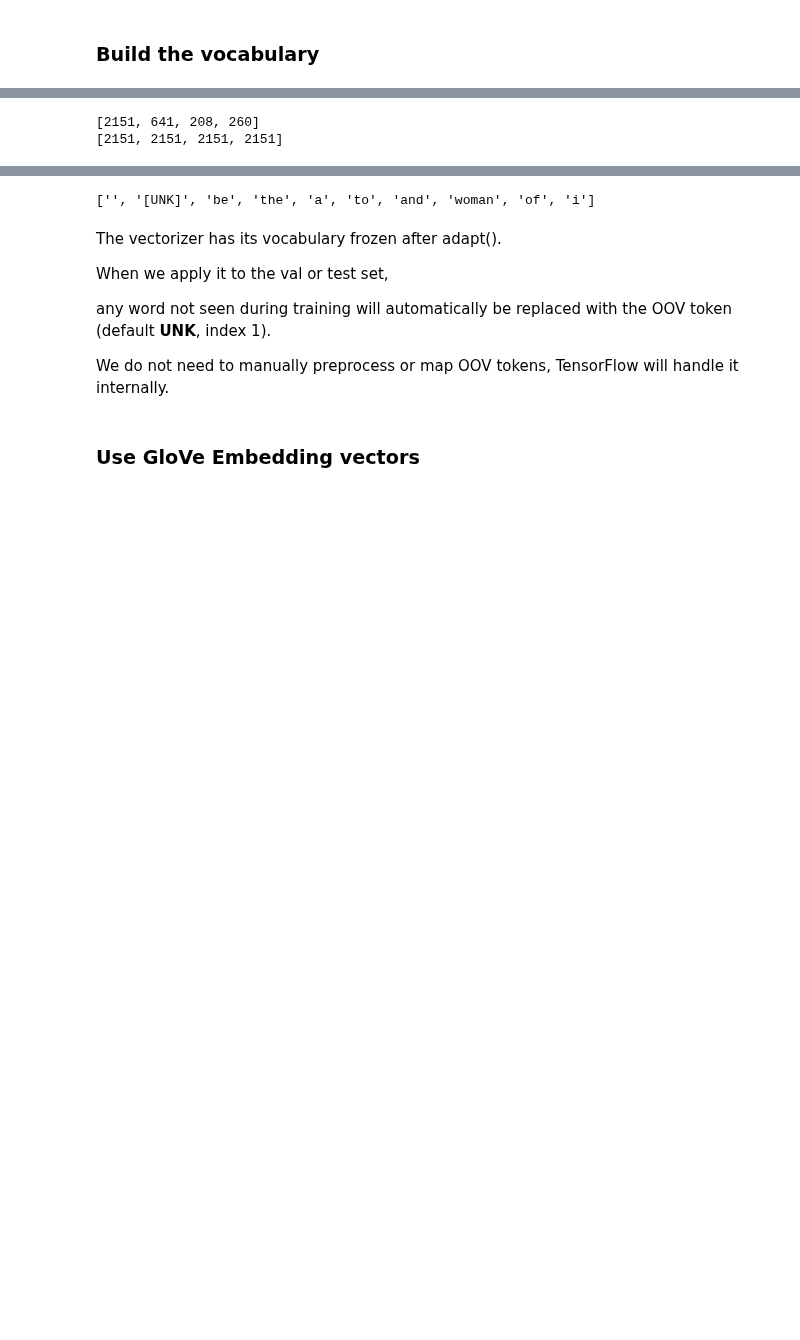
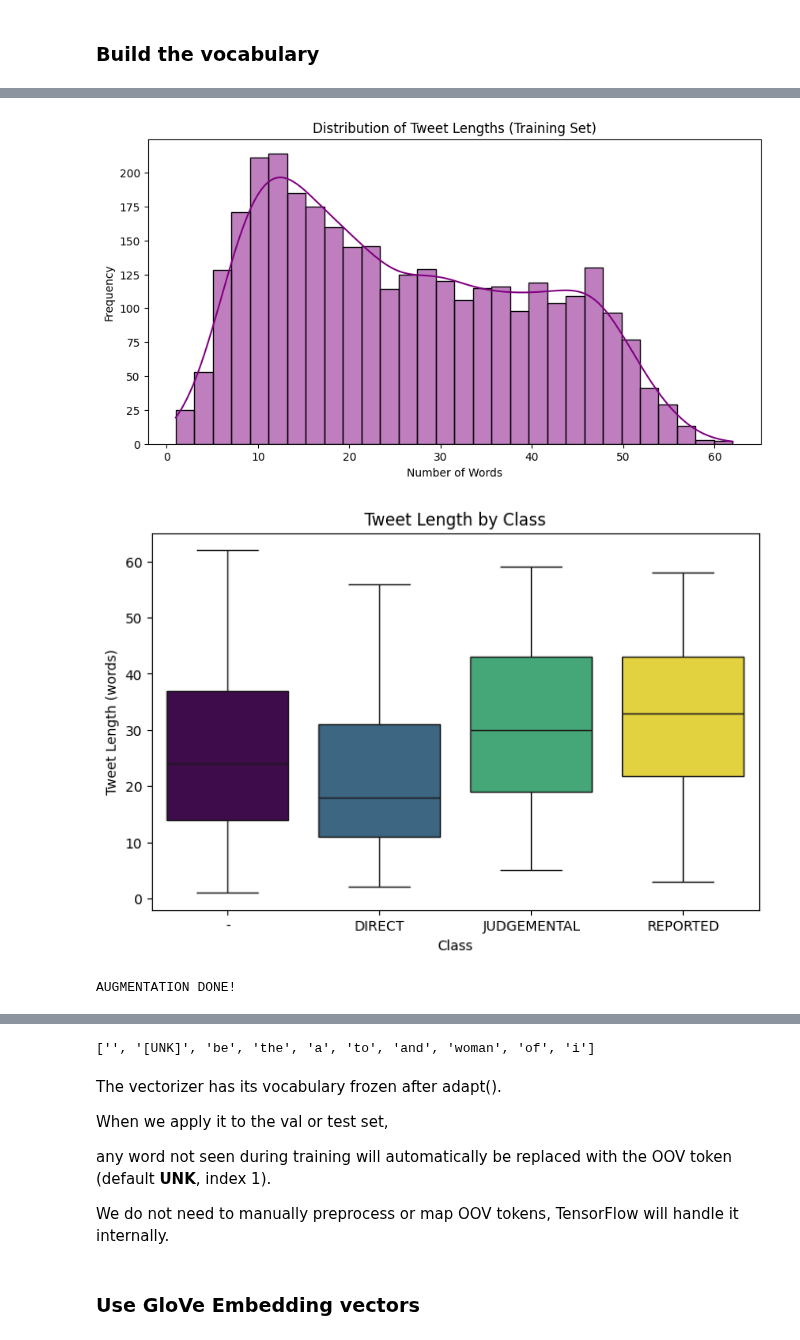
Before and after one commit to LuGorr/Sexist-Tweet-Detection, a Jupyter notebook: A1/Assignment_1.ipynb, the cells around one changed output, grey strips where cells are left out. Saved outputs shown, nothing was run; the diff lists cells and outputs as text; code cells hidden in the pictures; blank space fills up the shorter version.

```diff
--- a/A1/Assignment_1.ipynb
+++ b/A1/Assignment_1.ipynb
@@ -271,8 +349,8 @@ os.environ["KERAS_BACKEND"] = "tensorflow"
 # %%
+plot_dists(train, test, "(Before Augmentation)")
 label_map = {0: "NOT SEXIST", 1: "DIRECT", 2: "JUDGEMENTAL", 3: "REPORTED"}
 
 label_counts = [train.label[train.label == i].count() for i in label_map.keys()]
-print(label_counts)
 majority = np.argmax(label_counts)
 for i in label_map:
   if i != majority:
@@ -280,5 +358,7 @@ for i in label_map:
       train = pd.concat([pd.DataFrame(train[train.label == i].sample(1), \
                           columns=train.columns), train], ignore_index=True)
 
-print([train.label[train.label == i].count() for i in label_map.keys()])
+train = train.sample(frac=1).reset_index(drop=True)
+print("AUGMENTATION DONE!")
+plot_dists(train, test, "(After Augmentation)")
 # %% [output]
@@ -285,2 +366,3 @@ print([train.label[train.label == i].count() for i in label_map.keys()])
+[figure, added]
+[figure, added]
-[2151, 641, 208, 260]
-[2151, 2151, 2151, 2151]
+AUGMENTATION DONE!
```
Also changed, not shown: parts of 31 cells of this notebook.
